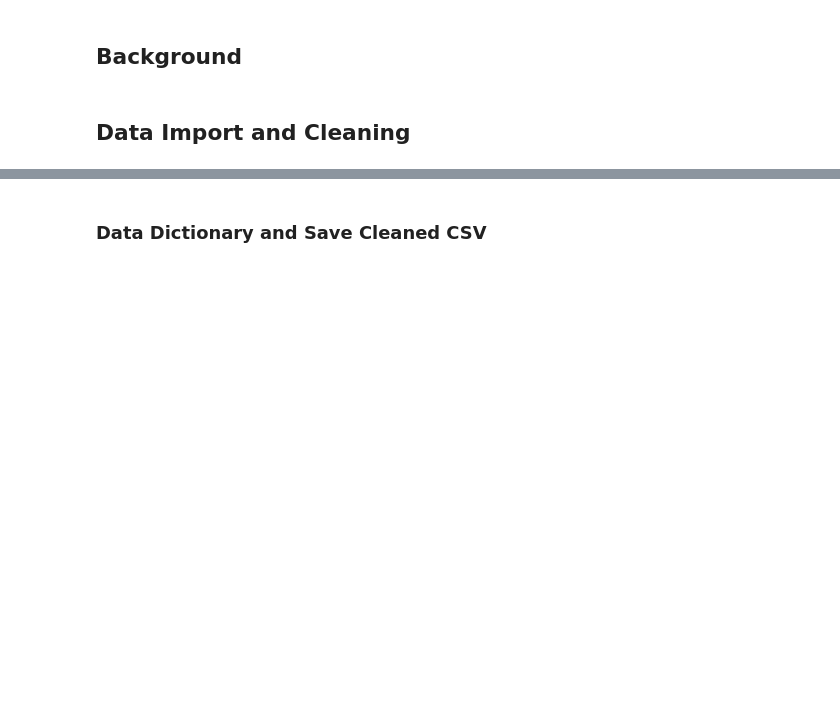
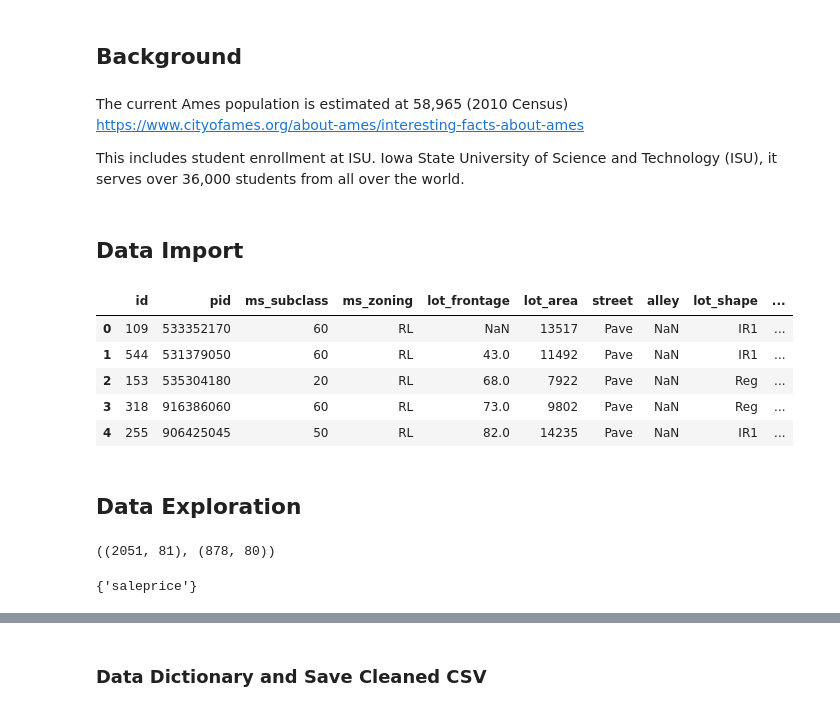
Before and after one commit to brandiehatch/project-2, a Jupyter notebook: code/ames_housing.ipynb, the cells around one changed output, grey strips where cells are left out. Drawn from its saved outputs; the diff is of its cells as text; code cells hidden in the pictures; blank space fills up the shorter version.

```diff
--- a/code/ames_housing.ipynb
+++ b/code/ames_housing.ipynb
@@ -6,4 +8,55 @@
 # %% [markdown]
 ## Background
+# %% [markdown]
+The current Ames population is estimated at 58,965 (2010 Census)  https://www.cityofames.org/about-ames/interesting-facts-about-ames
+
+This includes student enrollment at ISU.  Iowa State University of Science and Technology (ISU), it serves over 36,000 students from all over the world.
 # %% [markdown]
-## Data Import and Cleaning
+## Data Import
+# %%
+# Imports
+import pandas as pd
+import numpy as np
+import matplotlib.pyplot as plt
+import seaborn as sns
+import scipy.stats as stats
+import statsmodels.api as sm
+
+
+import missingno as msno
+%matplotlib inline
+
+
+from sklearn.linear_model import LinearRegression, LassoCV, RidgeCV
+from sklearn.metrics import mean_squared_error
+from sklearn.metrics import r2_score
+from sklearn.model_selection import train_test_split, cross_val_score, cross_val_predict, GridSearchCV
+from sklearn.preprocessing import StandardScaler, PolynomialFeatures
+
+pd.options.display.max_columns =999
+# %%
+ames_train = pd.read_csv('../data/train.csv')
+ames_test = pd.read_csv('../data/test.csv')
+# %%
+# rename columns to snake_case
+ames_train.columns = ames_train.columns.str.lower().str.replace(' ', '_')
+ames_test.columns = ames_test.columns.str.lower().str.replace(' ', '_')
+# %%
+ames_train.head()
+# %% [output]
+|  | id | pid | ms_subclass | ms_zoning | lot_frontage | lot_area | street | alley | lot_shape | ... |
+| 0 | 109 | 533352170 | 60 | RL | NaN | 13517 | Pave | NaN | IR1 | ... |
+| 1 | 544 | 531379050 | 60 | RL | 43.0 | 11492 | Pave | NaN | IR1 | ... |
+| 2 | 153 | 535304180 | 20 | RL | 68.0 | 7922 | Pave | NaN | Reg | ... |
+| 3 | 318 | 916386060 | 60 | RL | 73.0 | 9802 | Pave | NaN | Reg | ... |
+| 4 | 255 | 906425045 | 50 | RL | 82.0 | 14235 | Pave | NaN | IR1 | ... |
+# %% [markdown]
+## Data Exploration
+# %%
+ames_train.shape, ames_test.shape
+# %% [output]
+((2051, 81), (878, 80))
+# %%
+set(ames_train.columns) - set(ames_test.columns)
+# %% [output]
+{'saleprice'}
```
Also changed, not shown: parts of 13 cells of this notebook, 6 other files.
